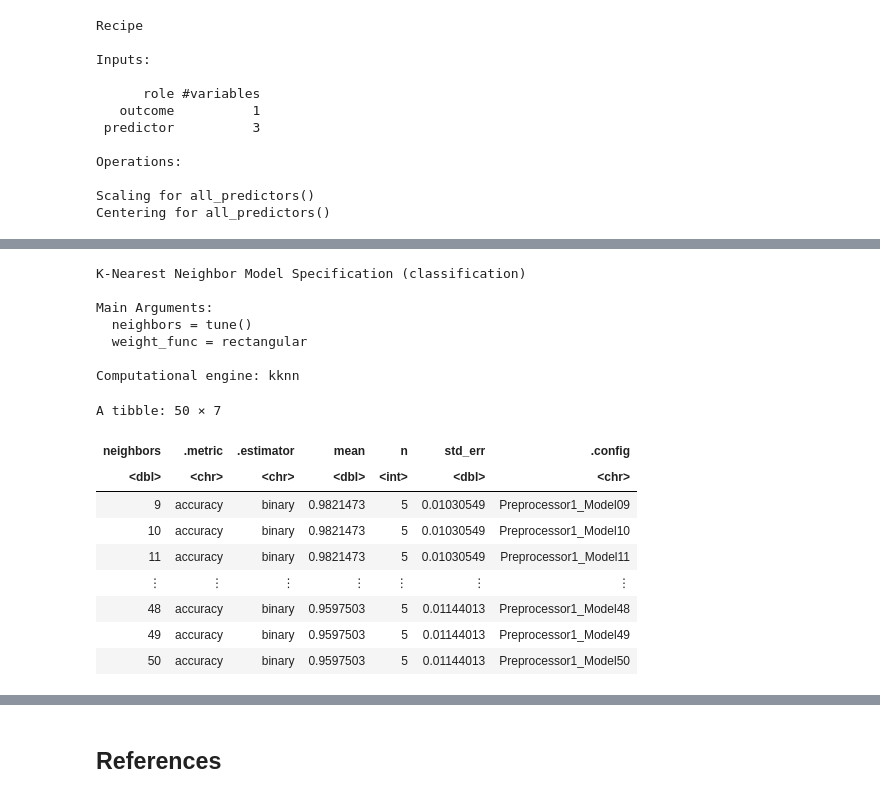
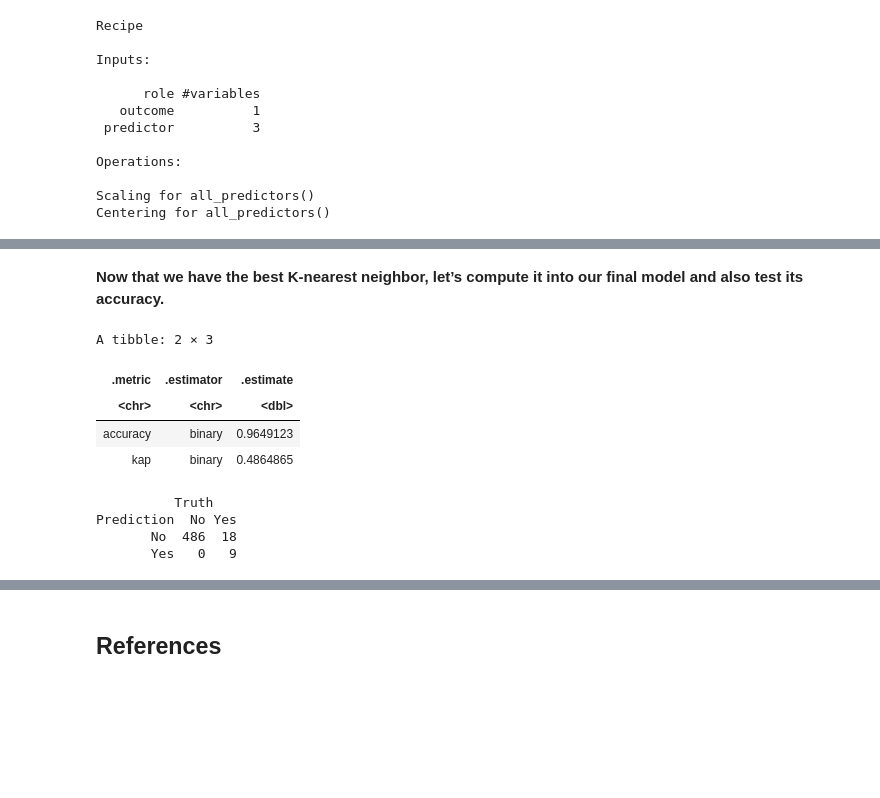
Before and after one commit to DrakenRaptor/Section006-28-Proposal, a Jupyter notebook: ProjectTrial.ipynb, the cells around one changed output, grey strips where cells are left out. Cells and saved outputs as stored; diff of their text form; code cells hidden in the pictures; blank space fills up the shorter version.

```diff
--- a/ProjectTrial.ipynb
+++ b/ProjectTrial.ipynb
@@ -730,38 +786,33 @@ A tibble: 2 × 6
-# %%
-set.seed(2022)
-
-knn_tune <- nearest_neighbor(weight_func = "rectangular",
-                             neighbors = tune()) |>
-  set_engine("kknn") |>
-  set_mode("classification")
-knn_tune
-k_vals <- tibble(neighbors = seq(from = 1, to = 50, by = 1))
-# %% [output]
-K-Nearest Neighbor Model Specification (classification)
-
-Main Arguments:
-  neighbors = tune()
-  weight_func = rectangular
-
-Computational engine: kknn
+# %% [markdown]
+**Now that we have the best K-nearest neighbor, let’s compute it into our final model and also test its accuracy.**
 # %%
-knn_results_2022 <- workflow() |>
-       add_recipe(nba_2022_recipe) |>
-       add_model(knn_tune) |>
-       tune_grid(resamples = nba_2022_vfold, grid = k_vals) |>
-       collect_metrics() |>
-       filter(.metric == "accuracy") |>
-       arrange(-mean)
+#using K-nearest neighbors as 9 to make the final model
+nba_spec_fin <- nearest_neighbor(weight_func = "rectangular", neighbors = 9) |>
+  set_engine("kknn") |>
+  set_mode("classification")
 
-knn_results_2022
+#set it all in a workflow
+nba_fit_fin <- workflow() |>
+  add_recipe(nba_recipe) |>
+  add_model(nba_spec_fin) |>
+  fit(data = asfactor_all_star_2022)
+
+#computing the accuracy
+nba_predictions_fin <- predict(nba_fit_fin, asfactor_all_star_2023) |>
+    bind_cols(asfactor_all_star_2023)
+nba_metrics_fin <- nba_predictions_fin |>
+    metrics(truth = all_star, estimate = .pred_class)
+nba_metrics_fin
+nba_conf_mat_fin <- nba_predictions_fin |>
+    conf_mat(truth = all_star, estimate = .pred_class)
+nba_conf_mat_fin
 # %% [output]
-A tibble: 50 × 7
+A tibble: 2 × 3
-| neighbors | .metric | .estimator | mean | n | std_err | .config |
-| <dbl> | <chr> | <chr> | <dbl> | <int> | <dbl> | <chr> |
-| 9 | accuracy | binary | 0.9821473 | 5 | 0.01030549 | Preprocessor1_Model09 |
-| 10 | accuracy | binary | 0.9821473 | 5 | 0.01030549 | Preprocessor1_Model10 |
-| 11 | accuracy | binary | 0.9821473 | 5 | 0.01030549 | Preprocessor1_Model11 |
-| ⋮ | ⋮ | ⋮ | ⋮ | ⋮ | ⋮ | ⋮ |
-| 48 | accuracy | binary | 0.9597503 | 5 | 0.01144013 | Preprocessor1_Model48 |
-| 49 | accuracy | binary | 0.9597503 | 5 | 0.01144013 | Preprocessor1_Model49 |
-| 50 | accuracy | binary | 0.9597503 | 5 | 0.01144013 | Preprocessor1_Model50 |
+| .metric | .estimator | .estimate |
+| <chr> | <chr> | <dbl> |
+| accuracy | binary | 0.9649123 |
+| kap | binary | 0.4864865 |
+          Truth
+Prediction  No Yes
+       No  486  18
+       Yes   0   9
```
Also changed, not shown: parts of 16 cells of this notebook.
